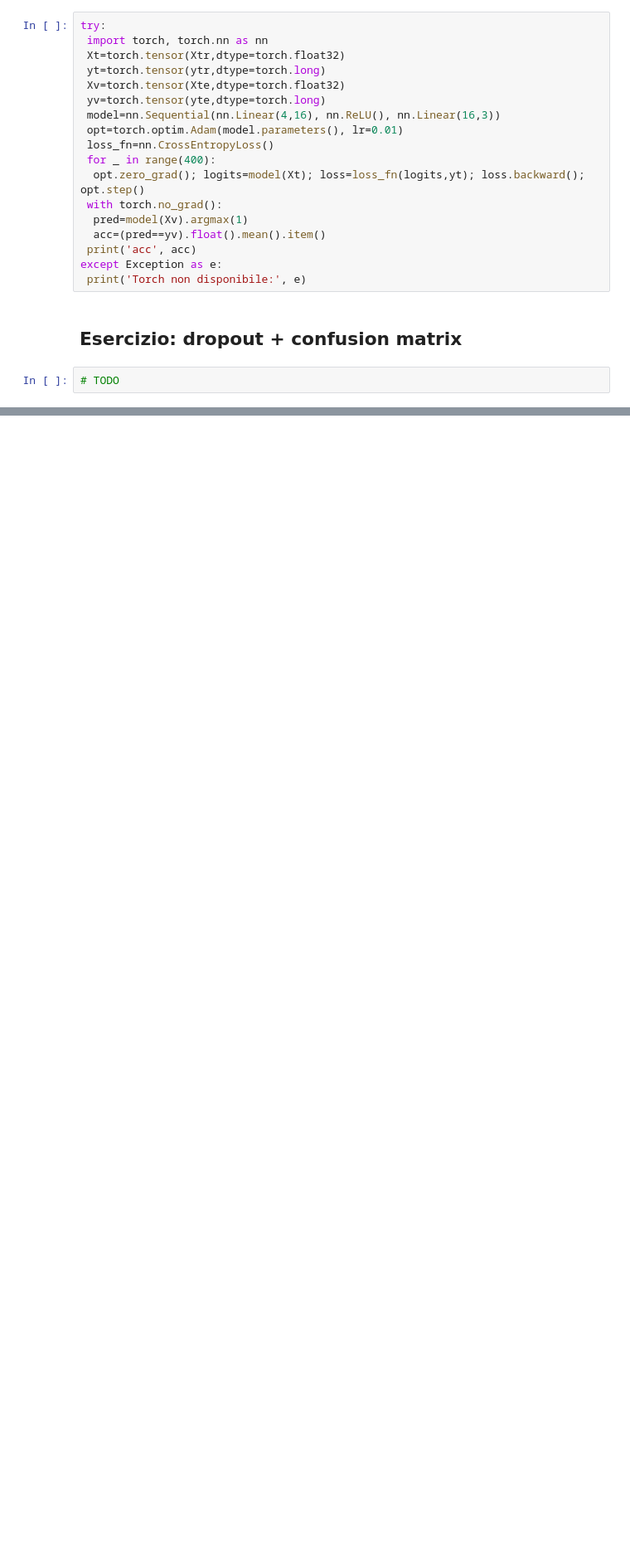
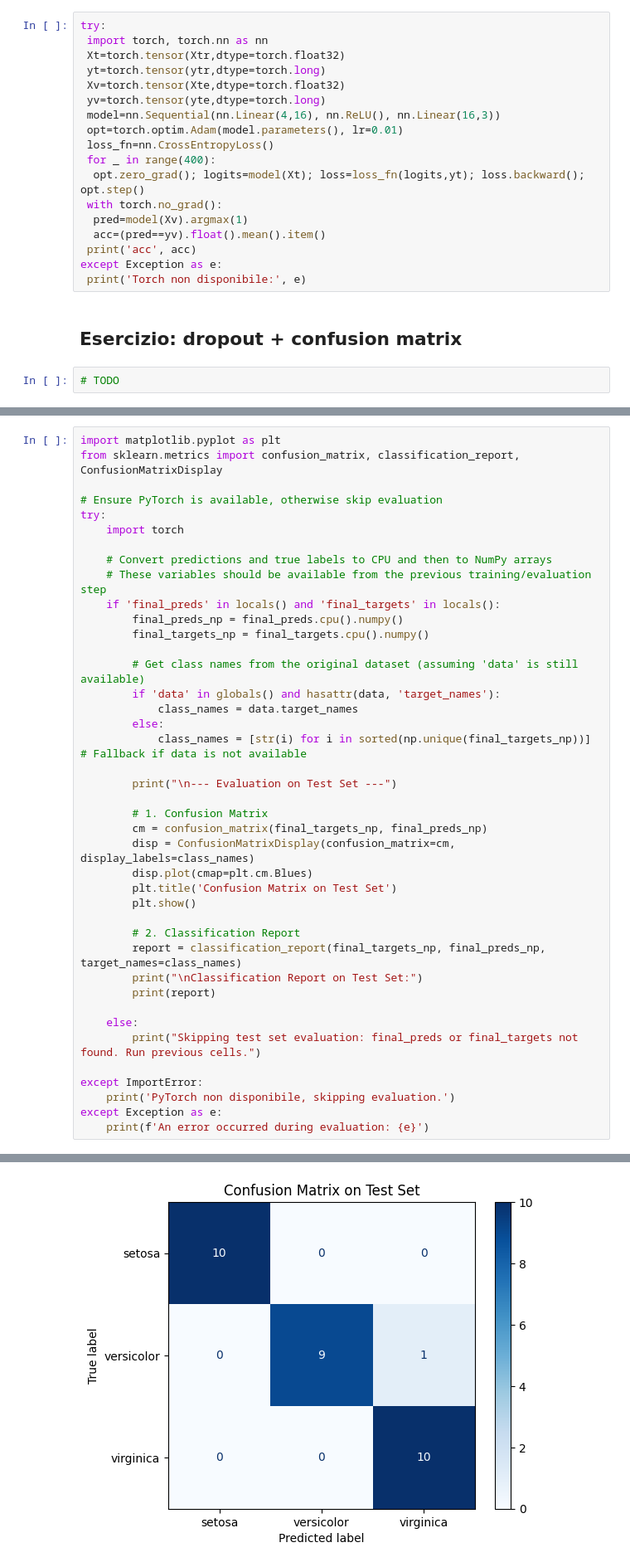
Before and after one commit to fabiomungo/ecampus, a Jupyter notebook: 06_mlp_softmax_classifier.ipynb, the cells around one changed output, grey strips where cells are left out. Shown at 83% size. Cells and saved outputs as stored; diff of their text form; blank space fills up the shorter version.

```diff
--- a/06_mlp_softmax_classifier.ipynb
+++ b/06_mlp_softmax_classifier.ipynb
@@ -42,0 +976,42 @@ except Exception as e:
+# %%
+import matplotlib.pyplot as plt
+from sklearn.metrics import confusion_matrix, classification_report, ConfusionMatrixDisplay
+
+# Ensure PyTorch is available, otherwise skip evaluation
+try:
+    import torch
+
+    # Convert predictions and true labels to CPU and then to NumPy arrays
+    # These variables should be available from the previous training/evaluation step
+    if 'final_preds' in locals() and 'final_targets' in locals():
+        final_preds_np = final_preds.cpu().numpy()
+        final_targets_np = final_targets.cpu().numpy()
+
+        # Get class names from the original dataset (assuming 'data' is still available)
+        if 'data' in globals() and hasattr(data, 'target_names'):
+            class_names = data.target_names
+        else:
+            class_names = [str(i) for i in sorted(np.unique(final_targets_np))] # Fallback if data is not available
+
+        print("\n--- Evaluation on Test Set ---")
+
+        # 1. Confusion Matrix
+        cm = confusion_matrix(final_targets_np, final_preds_np)
+        disp = ConfusionMatrixDisplay(confusion_matrix=cm, display_labels=class_names)
+        disp.plot(cmap=plt.cm.Blues)
+        plt.title('Confusion Matrix on Test Set')
+        plt.show()
+
+        # 2. Classification Report
+        report = classification_report(final_targets_np, final_preds_np, target_names=class_names)
+        print("\nClassification Report on Test Set:")
+        print(report)
+
+    else:
+        print("Skipping test set evaluation: final_preds or final_targets not found. Run previous cells.")
+
+except ImportError:
+    print('PyTorch non disponibile, skipping evaluation.')
+except Exception as e:
+    print(f'An error occurred during evaluation: {e}')
+# %% [output]
@@ -42,0 +1019 @@ except Exception as e:
+[figure, added]
```
Also changed, not shown: parts of 49 cells of this notebook.
